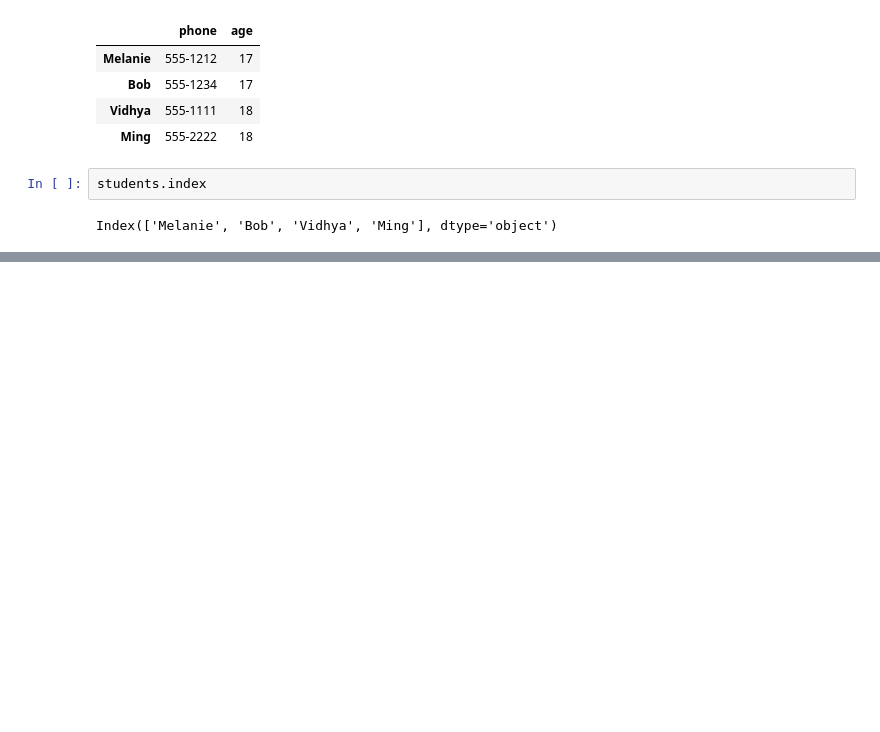
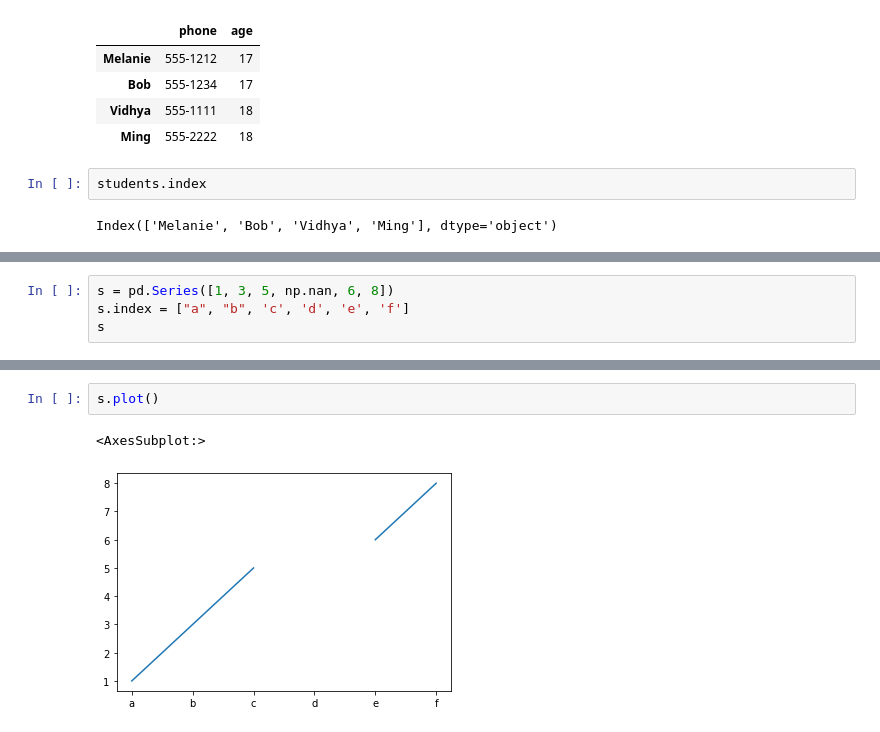
Before and after one commit to zarte13/TimeSeriesAnalysisWithPython, a Jupyter notebook: Pandas.ipynb, the cells around one changed output, grey strips where cells are left out. Saved outputs shown, nothing was run; the diff lists cells and outputs as text; blank space fills up the shorter version.

```diff
--- a/Pandas.ipynb
+++ b/Pandas.ipynb
@@ -19,0 +29,4 @@ df = pd.DataFrame(np.random(6,4), index=['Jenny', 'Frank', 'Wenfei', 'Arun', 'Ma
+# %%
+s = pd.Series([1, 3, 5, np.nan, 6, 8])
+s.index = ["a", "b", 'c', 'd', 'e', 'f']
+s
@@ -19,0 +51,5 @@ df = pd.DataFrame(np.random(6,4), index=['Jenny', 'Frank', 'Wenfei', 'Arun', 'Ma
+# %%
+s.plot()
+# %% [output]
+<AxesSubplot:>
+[figure, added]
```
Also changed, not shown: parts of 12 cells of this notebook, 1 other file.
